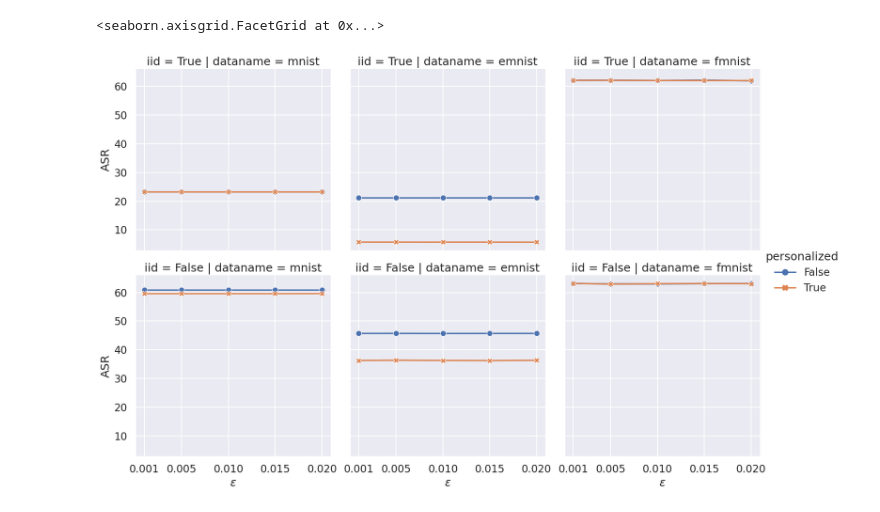
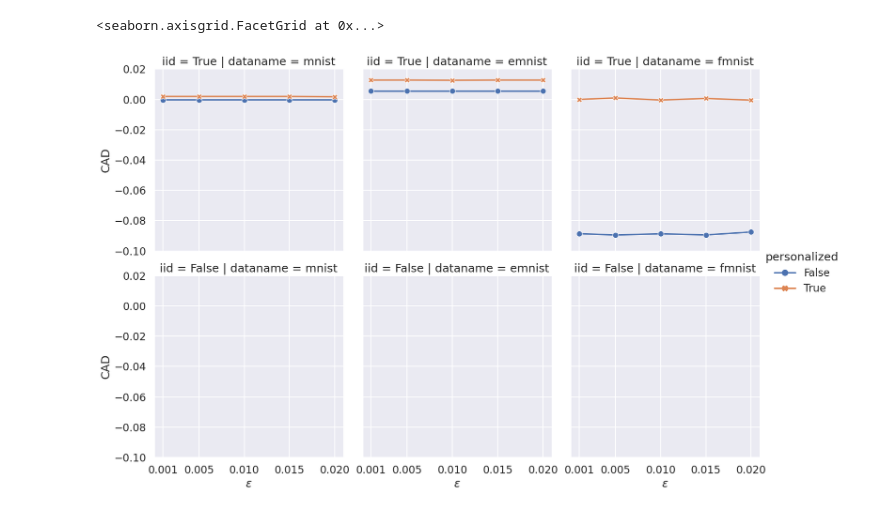
Before and after one commit to teunpe/sniper-backdoor, a Jupyter notebook: testspace.ipynb, the cells around one changed output. Cells and saved outputs as stored; diff of their text form; code cells hidden in the pictures.

Commit message:
analyze results and training

```diff
--- a/testspace.ipynb
+++ b/testspace.ipynb
@@ -12,6 +14,6 @@ import pandas as pd
 # %%
 class args():
-    dir = '/home/teun/internship/cluster/results'
+    dir = '/home/teun/internship/cluster/results/optimalize'
     datanames = ['mnist', 'emnist', 'fmnist']
     seed = 1
     epsilon = 0.1
@@ -103,0 +24,35 @@ False fmnist 0.02
+# %%
+torch.manual_seed(args.seed)
+np.random.seed(args.seed)
+device = torch.device('cpu')
+
+data_dir = '/home/teun/internship/sniper-backdoor/data'
+results_dir = '/home/teun/internship/cluster/results/mnist'
+# %%
+datanames = {'mnist': 5, 'emnist': 13, 'fmnist': 5}
+results_dict = []
+for iid in tqdm([True]):
+    for dataname in tqdm(datanames.keys(),leave=False):
+        for epsilon in tqdm(args.epsilons,leave=False):
+            for personalized in [True, False]:
+                if personalized:
+                    path = os.path.join(
+                                    results_dir,
+                                    f'{dataname}_{epsilon}_{args.source_label}->{args.target_label}'
+                                    f'_iid_{iid}_finetuned_results.pt'
+                                        )
+                else:
+                    path = path = os.path.join(
+                                    results_dir,
+                                    f'{dataname}_{epsilon}_{args.source_label}->{args.target_label}'
+                                    f'_iid_{iid}_backdoor_results.pt')
+                model = torch.load(path, weights_only=False, map_location=device)
+
+                clean_per_class = model['clean_per_class']
+                poisoned_per_class = model['poisoned_per_class']
+                asr = float(model['asr'])
+                cad = float(model['cad'])
+
+                results_dict.append({'iid': iid, 'dataname': dataname, 'epsilon': epsilon, 'personalized': personalized,
+                                    'clean_per_class': clean_per_class,
+                                    'poisoned_per_class': poisoned_per_class, 'asr': asr, 'cad': cad})
@@ -104,3 +61,5 @@ False fmnist 0.02
+# %%
+backdoor_df = pd.DataFrame(results_dict)
 # %%
 sns.set_theme(style='darkgrid')
 sns.color_palette('colorblind')
@@ -127,10 +77,11 @@ df.head()
 # %%
-g = sns.relplot(data=df, kind='line',
+g = sns.relplot(data=backdoor_df, kind='line',
             x='epsilon', y='cad', hue='personalized', style='personalized', col='dataname', row='iid',
             dashes=False, markers=True, row_order=[True, False])
 plt.xticks([0.001, 0.005, 0.010, 0.015, 0.020])
-g.set_ylabels('Accuracy Variation (%)')
+plt.yticks(np.linspace(0.02,-0.10,7))
+g.set_ylabels('CAD')
 g.set_xlabels('$\epsilon$')
 # %% [output]
 <seaborn.axisgrid.FacetGrid at 0x...>
-[figure, old version]
+[figure, new version]
```
Also changed, not shown: parts of 17 cells of this notebook.
